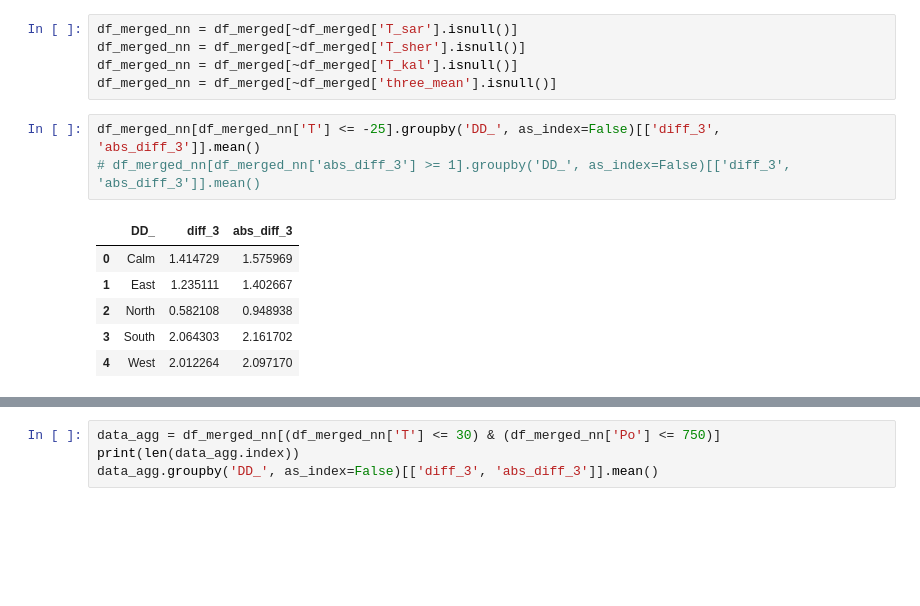
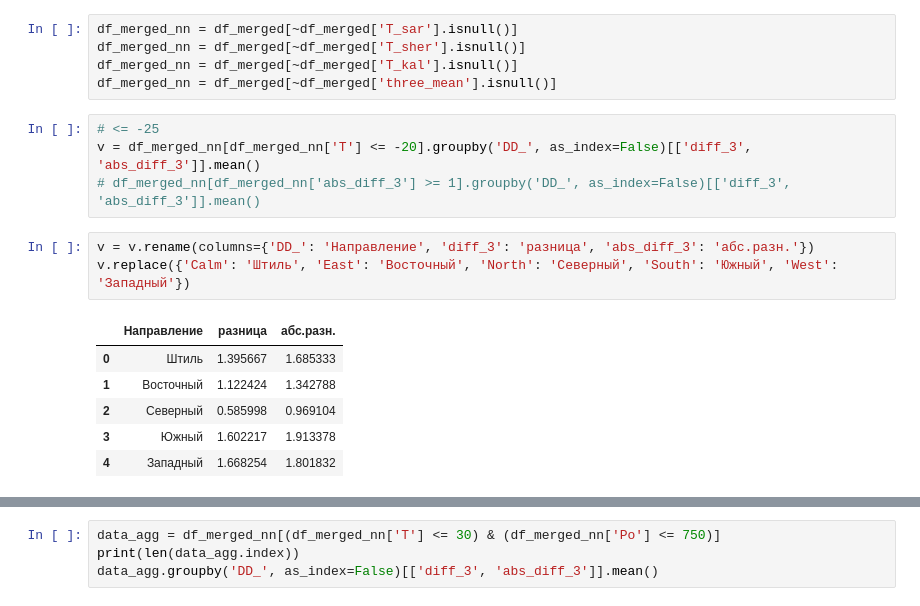
Before and after one commit to dimka11/coursework, a Jupyter notebook: NewData/predict.ipynb, the cells around one changed output, grey strips where cells are left out. Cells and saved outputs as stored; diff of their text form; blank space fills up the shorter version.

```diff
--- a/NewData/predict.ipynb
+++ b/NewData/predict.ipynb
@@ -731,12 +731,16 @@ df_merged_nn = df_merged[~df_merged['T_sher'].isnull()]
 df_merged_nn = df_merged[~df_merged['T_kal'].isnull()]
 df_merged_nn = df_merged[~df_merged['three_mean'].isnull()]
 # %%
-df_merged_nn[df_merged_nn['T'] <= -25].groupby('DD_', as_index=False)[['diff_3', 'abs_diff_3']].mean()
+# <= -25
+v = df_merged_nn[df_merged_nn['T'] <= -20].groupby('DD_', as_index=False)[['diff_3', 'abs_diff_3']].mean()
 # df_merged_nn[df_merged_nn['abs_diff_3'] >= 1].groupby('DD_', as_index=False)[['diff_3', 'abs_diff_3']].mean()
-# %% [output]
-|  | DD_ | diff_3 | abs_diff_3 |
-| 0 | Calm | 1.414729 | 1.575969 |
-| 1 | East | 1.235111 | 1.402667 |
-| 2 | North | 0.582108 | 0.948938 |
-| 3 | South | 2.064303 | 2.161702 |
-| 4 | West | 2.012264 | 2.097170 |
+# %%
+v = v.rename(columns={'DD_': 'Направление', 'diff_3': 'разница', 'abs_diff_3': 'абс.разн.'})
+v.replace({'Calm': 'Штиль', 'East': 'Восточный', 'North': 'Северный', 'South': 'Южный', 'West': 'Западный'})
+# %% [output]
+|  | Направление | разница | абс.разн. |
+| 0 | Штиль | 1.395667 | 1.685333 |
+| 1 | Восточный | 1.122424 | 1.342788 |
+| 2 | Северный | 0.585998 | 0.969104 |
+| 3 | Южный | 1.602217 | 1.913378 |
+| 4 | Западный | 1.668254 | 1.801832 |
```
Also changed, not shown: parts of 2 cells of this notebook, 8 other files.
